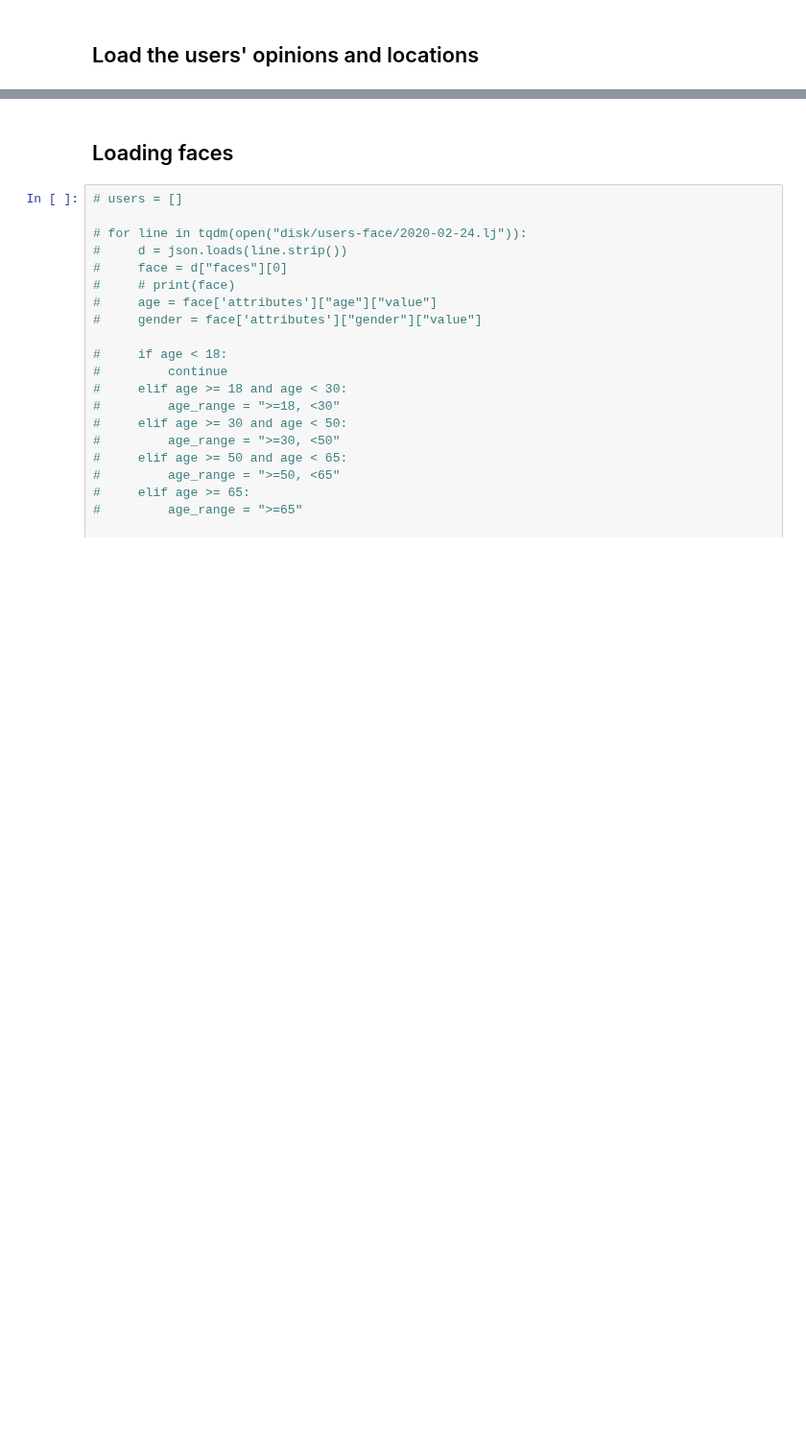
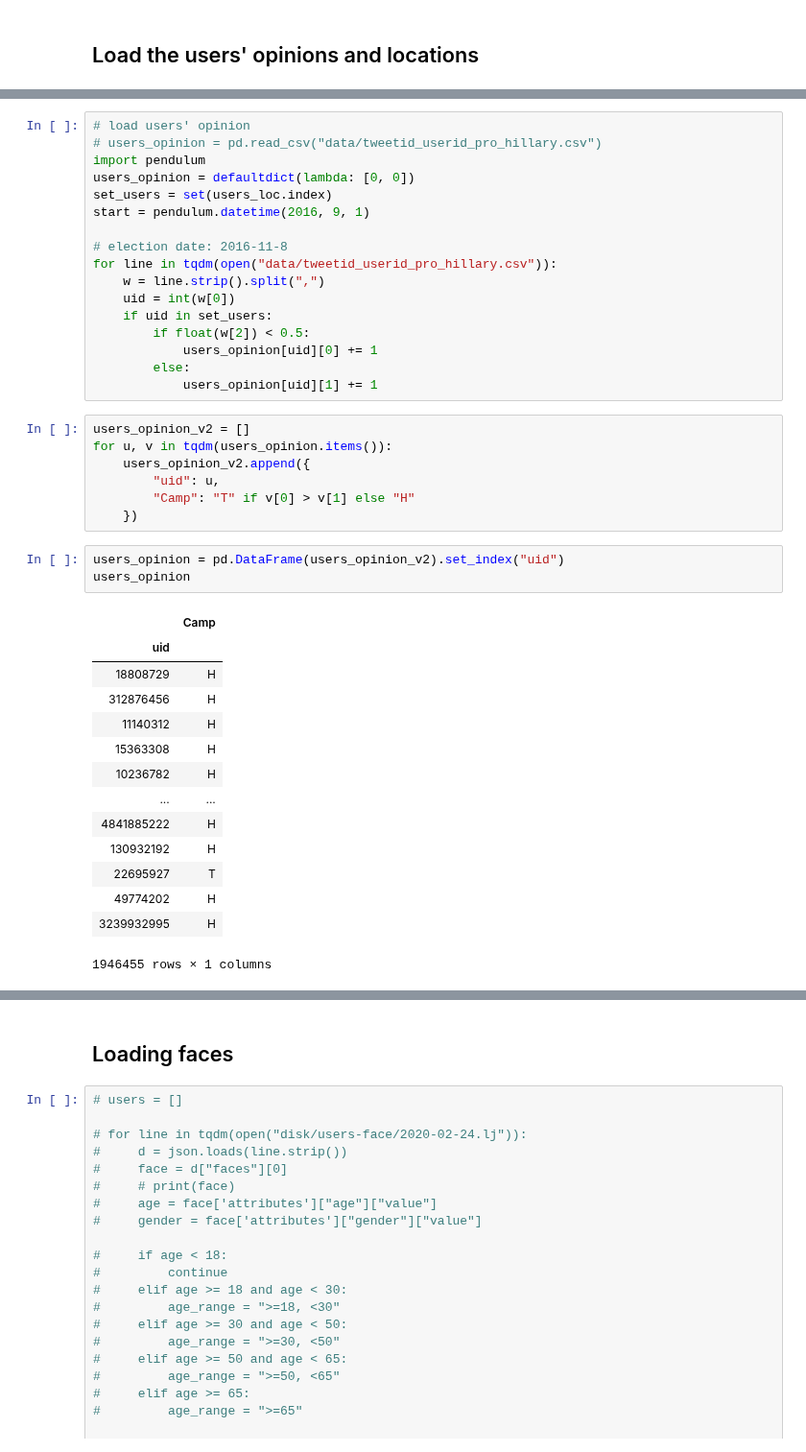
Before and after one commit to kayzhou/US_election, a Jupyter notebook: user_reweight_US.ipynb, the cells around one changed output, grey strips where cells are left out. Shown at 96% size. Drawn from its saved outputs; the diff is of its cells as text; blank space fills up the shorter version.

```diff
--- a/user_reweight_US.ipynb
+++ b/user_reweight_US.ipynb
@@ -64,0 +171,42 @@ Name: Population, Length: 100, dtype: int64
+# %%
+# load users' opinion
+# users_opinion = pd.read_csv("data/tweetid_userid_pro_hillary.csv")
+import pendulum
+users_opinion = defaultdict(lambda: [0, 0])
+set_users = set(users_loc.index)
+start = pendulum.datetime(2016, 9, 1)
+
+# election date: 2016-11-8
+for line in tqdm(open("data/tweetid_userid_pro_hillary.csv")):
+    w = line.strip().split(",")
+    uid = int(w[0])
+    if uid in set_users:
+        if float(w[2]) < 0.5:
+            users_opinion[uid][0] += 1
+        else:
+            users_opinion[uid][1] += 1
+# %%
+users_opinion_v2 = []
+for u, v in tqdm(users_opinion.items()):
+    users_opinion_v2.append({
+        "uid": u,
+        "Camp": "T" if v[0] > v[1] else "H"
+    })
+# %%
+users_opinion = pd.DataFrame(users_opinion_v2).set_index("uid")
+users_opinion
+# %% [output]
+|  | Camp |
+| uid |  |
+| 18808729 | H |
+| 312876456 | H |
+| 11140312 | H |
+| 15363308 | H |
+| 10236782 | H |
+| ... | ... |
+| 4841885222 | H |
+| 130932192 | H |
+| 22695927 | T |
+| 49774202 | H |
+| 3239932995 | H |
+1946455 rows × 1 columns
```
Also changed, not shown: parts of 15 cells of this notebook.
